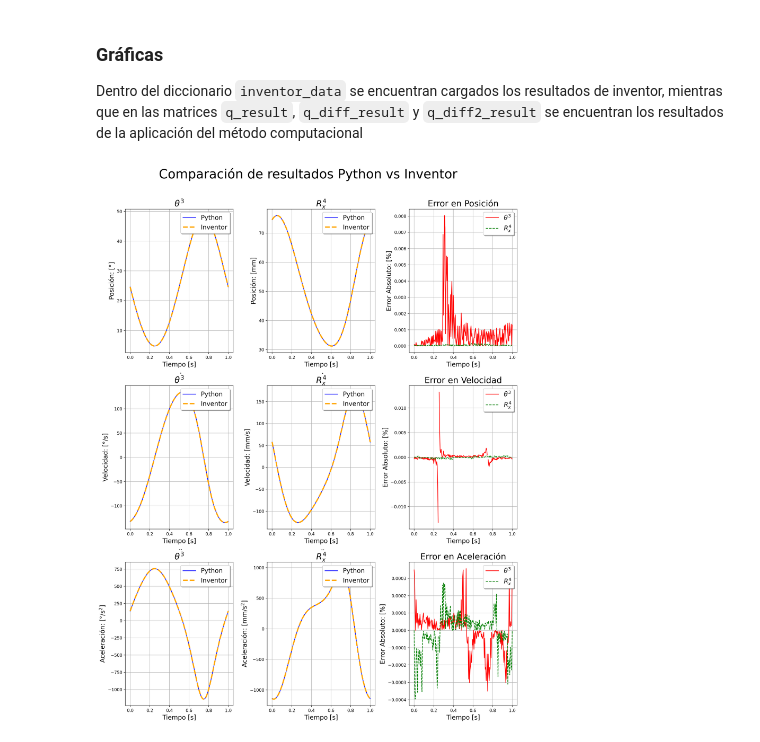
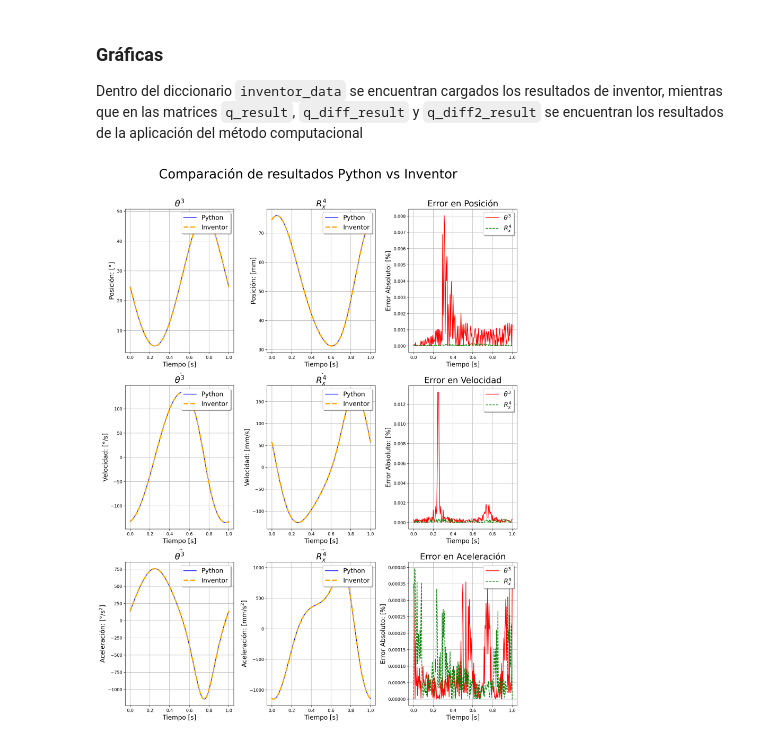
Before and after one commit to caverar/DinamicaComputacionalSistemasMulticuerpo, a Jupyter notebook: Tarea1/Codigo/simulation.ipynb, the cells around one changed output. Cells and saved outputs as stored; diff of their text form; code cells hidden in the pictures.

Commit message:
cambio error absoluto

```diff
--- a/Tarea1/Codigo/simulation.ipynb
+++ b/Tarea1/Codigo/simulation.ipynb
@@ -66,7 +66,7 @@ e8 = R_4_x - R_3_x - ((b/2) * sp.cos(theta_3))
 e9 = R_4_y - R_3_y - ((b/2) * sp.sin(theta_3))
 
 # Junta 5 - Prismática
-e10 = theta_4       # El angulo de inclinación la junta prismática es constante y es 0
+e10 = theta_4 - theta_1 # El angulo de inclinación la junta prismática es constante y es 0
 e11 = R_4_y - c     # La corredera no se mueve en el eje y
 
 ## Ecuaciones de gobierno para junta Revoluta
@@ -264,6 +262,9 @@ Dentro del diccionario `inventor_data` se encuentran cargados los resultados de
 fig, ax = plt.subplots(3, 3, figsize=(14, 18))
 
 fig.suptitle("Comparación de resultados Python vs Inventor", fontsize=30, y=1.015)
+
+# Desactivar warnings de división por cero en el calculo de errores absolutos
+np.seterr(divide='ignore')
 
 # theta3
 ax[0,0].plot(time_vector, np.rad2deg(q_result[:,8]), ls="-",linewidth=1.5, color ="blue", label = "Python")
@@ -284,9 +285,9 @@ ax[0,1].set_title("$R^4_x$", fontsize=20)
 ax[0,1].legend(loc="upper right", fontsize=15, shadow=True)
 
 # Error de posición
-ax[0,2].plot(time_vector, (np.abs(np.rad2deg(q_result[:,8]) - inventor_data['theta3']) *100) / inventor_data['theta3'],
-             ls="-",linewidth=1.5, color ="red", label = "$\\theta^3$")
-ax[0,2].plot(time_vector, (np.abs(q_result[:,9] - inventor_data['R4_x']) * 100) / inventor_data["R4_x"], ls="--",
+ax[0,2].plot(time_vector, np.abs(((np.rad2deg(q_result[:,8]) - inventor_data['theta3']) *100) /
+                                 inventor_data['theta3']), ls="-",linewidth=1.5, color ="red", label = "$\\theta^3$")
+ax[0,2].plot(time_vector, np.abs(((q_result[:,9] - inventor_data['R4_x']) * 100) / inventor_data["R4_x"]), ls="--",
              linewidth=1.5, color ="green", label = "$R^4_x$")
 ax[0,2].grid()
 ax[0,2].set_xlabel("Tiempo [s]", fontsize=15)
@@ -313,10 +314,10 @@ ax[1,1].set_title("$\dot{R^4_x}$", fontsize=20)
 ax[1,1].legend(loc="upper right", fontsize=15, shadow=True)
 
 # Error de velocidad
-ax[1,2].plot(time_vector, (np.abs(np.rad2deg(q_diff_result[:,8]) - inventor_data['theta3_diff']) *100) /
-             inventor_data['theta3_diff'], ls="-",linewidth=1.5, color ="red", label = "$\\theta^3$")
-ax[1,2].plot(time_vector, (np.abs(q_diff_result[:,9] - inventor_data['R4_x_diff']) * 100) / inventor_data["R4_x_diff"],
-             ls="--", linewidth=1.5, color ="green", label = "$R^4_x$")
+ax[1,2].plot(time_vector, np.abs(((np.rad2deg(q_diff_result[:,8]) - inventor_data['theta3_diff']) *100) /
+             inventor_data['theta3_diff']), ls="-",linewidth=1.5, color ="red", label = "$\\theta^3$")
+ax[1,2].plot(time_vector, np.abs(((q_diff_result[:,9] - inventor_data['R4_x_diff']) * 100) /
+                                 inventor_data["R4_x_diff"]), ls="--", linewidth=1.5, color ="green", label = "$R^4_x$")
 ax[1,2].grid()
 ax[1,2].set_xlabel("Tiempo [s]", fontsize=15)
 ax[1,2].set_ylabel("Error Absoluto: [%]", fontsize=15)
@@ -325,35 +326,35 @@ ax[1,2].legend(loc="upper right", fontsize=15, shadow=True)
 
 # theta3_diff2
 ax[2,0].plot(time_vector, np.rad2deg(q_diff2_result[:,8]), ls="-",linewidth=1.5, color ="blue", label = "Python")
 ax[2,0].plot(time_vector, inventor_data['theta3_diff2'], ls="--", linewidth=3, color = "orange", label = "Inventor")
 ax[2,0].grid()
 ax[2,0].set_xlabel("Tiempo [s]", fontsize=15)
 ax[2,0].set_ylabel("Aceleración: [°/s$^2$]", fontsize=15)
 ax[2,0].set_title("$\ddot{\\theta^3}$", fontsize=20)
 ax[2,0].legend(loc="upper right", fontsize=15, shadow=True)
 
 # R4_x_diff2
 ax[2,1].plot(time_vector, q_diff2_result[:,9], ls="-",linewidth=1.5, color ="blue", label = "Python")
 ax[2,1].plot(time_vector, inventor_data['R4_x_diff2'], ls="--", linewidth=3, color = "orange", label = "Inventor")
 ax[2,1].grid()
 ax[2,1].set_xlabel("Tiempo [s]", fontsize=15)
 ax[2,1].set_ylabel("Aceleración: [mm/s$^2$]", fontsize=15)
 ax[2,1].set_title("$\ddot{R^4_x}$", fontsize=20)
 ax[2,1].legend(loc="upper right", fontsize=15, shadow=True)
 
 # Error de aceleración
-ax[2,2].plot(time_vector, (np.abs(np.rad2deg(q_diff2_result[:,8]) - inventor_data['theta3_diff2']) *100) /
-             inventor_data['theta3_diff2'], ls="-",linewidth=1.5, color ="red", label = "$\\theta^3$")
-ax[2,2].plot(time_vector, (np.abs(q_diff2_result[:,9] - inventor_data['R4_x_diff2']) * 100) /
-             inventor_data["R4_x_diff2"], ls="--", linewidth=1.5, color ="green", label = "$R^4_x$")
+ax[2,2].plot(time_vector, np.abs(((np.rad2deg(q_diff2_result[:,8]) - inventor_data['theta3_diff2']) *100) /
+             inventor_data['theta3_diff2']), ls="-",linewidth=1.5, color ="red", label = "$\\theta^3$")
+ax[2,2].plot(time_vector, np.abs(((q_diff2_result[:,9] - inventor_data['R4_x_diff2']) * 100) /
+             inventor_data["R4_x_diff2"]), ls="--", linewidth=1.5, color ="green", label = "$R^4_x$")
 ax[2,2].grid()
 ax[2,2].set_xlabel("Tiempo [s]", fontsize=15)
 ax[2,2].set_ylabel("Error Absoluto: [%]", fontsize=15)
 ax[2,2].set_title("Error en Aceleración", fontsize=20)
 ax[2,2].legend(loc="upper right", fontsize=15, shadow=True)
 
 # Plot
 plt.tight_layout()
 plt.show()
 # %% [output]
-[figure, old version]
+[figure, new version]
```
Also changed, not shown: parts of 4 cells of this notebook, 1 other file.
